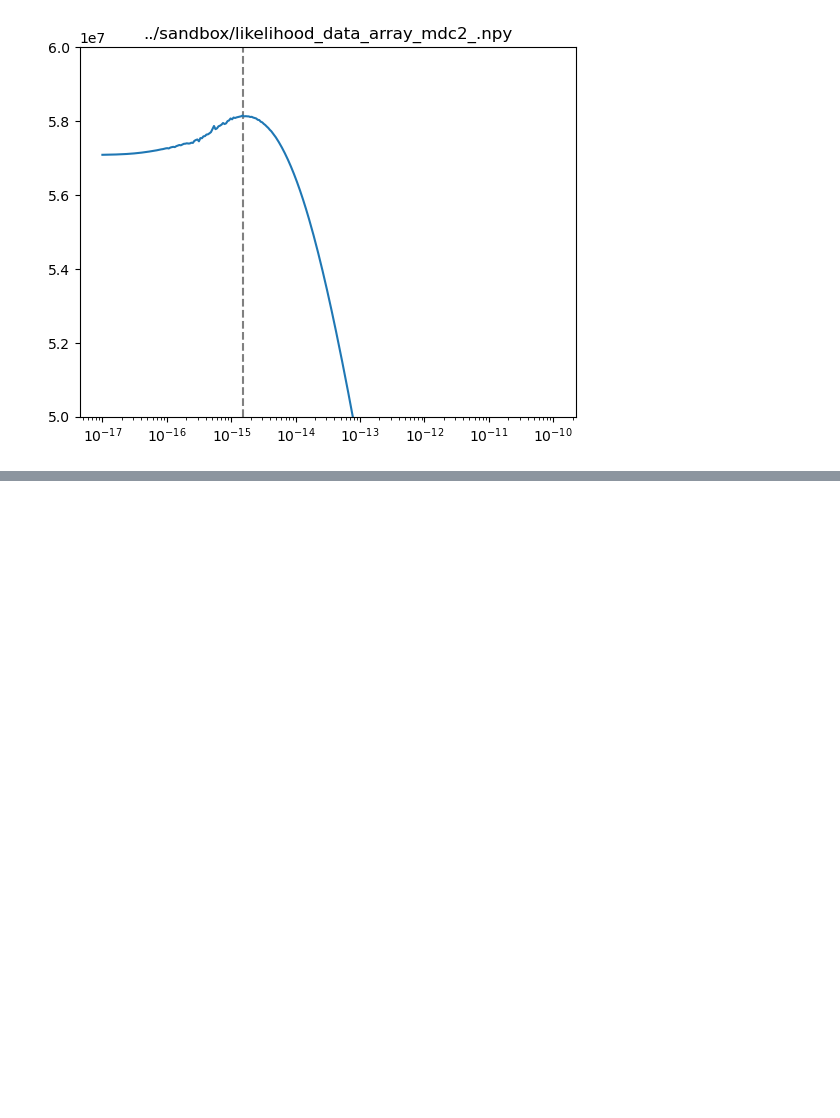
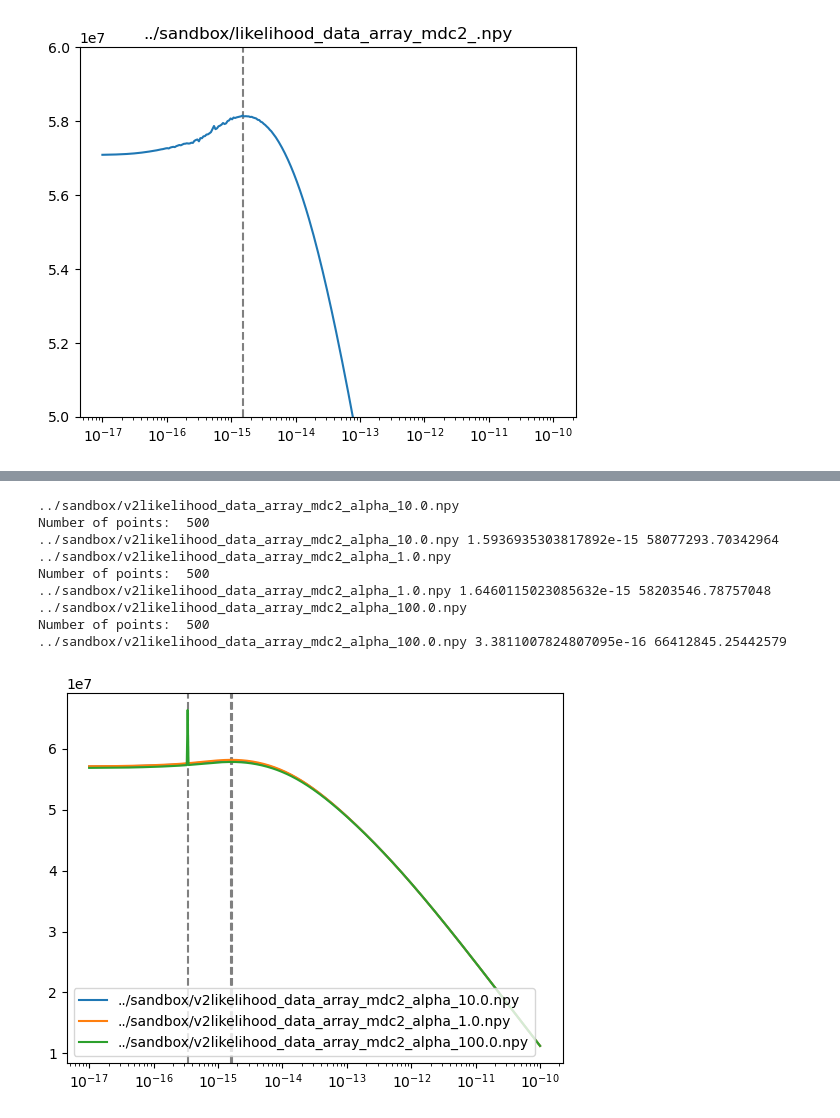
Before and after one commit to tomkimpson/Argus, a Jupyter notebook: notebooks/12.plot_likelihood_curves.ipynb, the cells around one changed output, grey strips where cells are left out. Cells and saved outputs as stored; diff of their text form; code cells hidden in the pictures; blank space fills up the shorter version.

```diff
--- a/notebooks/12.plot_likelihood_curves.ipynb
+++ b/notebooks/12.plot_likelihood_curves.ipynb
@@ -89,0 +222,51 @@ Number of points:  300
+# %%
+import numpy as np
+import matplotlib.pyplot as plt
+import glob
+
+
+
+
+
+
+
+files = glob.glob("../sandbox/v2likelihood_data_array_mdc2_alpha*.npy")
+
+
+yvals = []
+
+for f in files:
+    print(f)
+    data = np.load(f)
+
+    x = data[:,0]
+    y = data[:,1]
+    print("Number of points: ", len(x))
+
+    yvals.extend([y])
+
+    idx_max = np.argmax(y)
+    x_max = x[idx_max]
+    y_max = y[idx_max]
+    plt.axvline(x_max,c='0.5',ls='--')
+
+    plt.plot(x,y,label=f)
+    print(f, x_max, y_max)
+
+
+plt.xscale("log")
+
+
+plt.legend()
+plt.show()
+# %% [output]
+../sandbox/v2likelihood_data_array_mdc2_alpha_10.0.npy
+Number of points:  500
+../sandbox/v2likelihood_data_array_mdc2_alpha_10.0.npy 1.5936935303817892e-15 58077293.70342964
+../sandbox/v2likelihood_data_array_mdc2_alpha_1.0.npy
+Number of points:  500
+../sandbox/v2likelihood_data_array_mdc2_alpha_1.0.npy 1.6460115023085632e-15 58203546.78757048
+../sandbox/v2likelihood_data_array_mdc2_alpha_100.0.npy
+Number of points:  500
+../sandbox/v2likelihood_data_array_mdc2_alpha_100.0.npy 3.3811007824807095e-16 66412845.25442579
+[figure, added]
```
Also changed, not shown: parts of 5 cells of this notebook, 6 other files.
